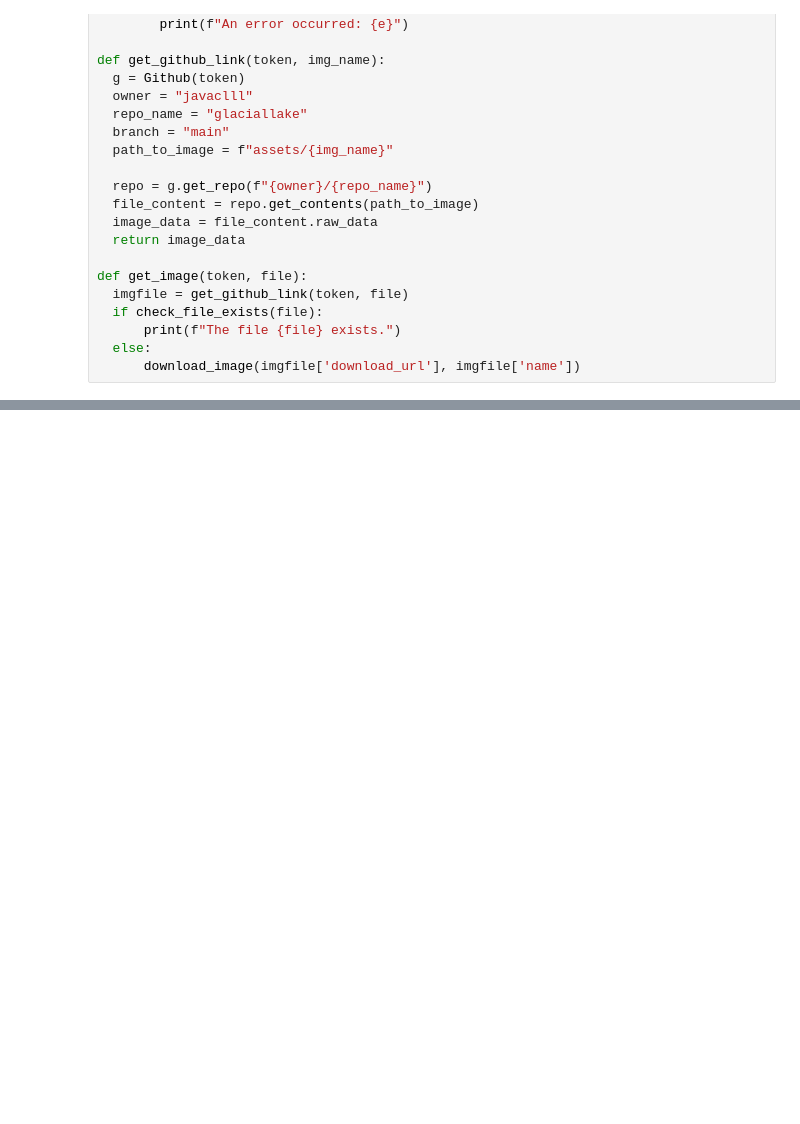
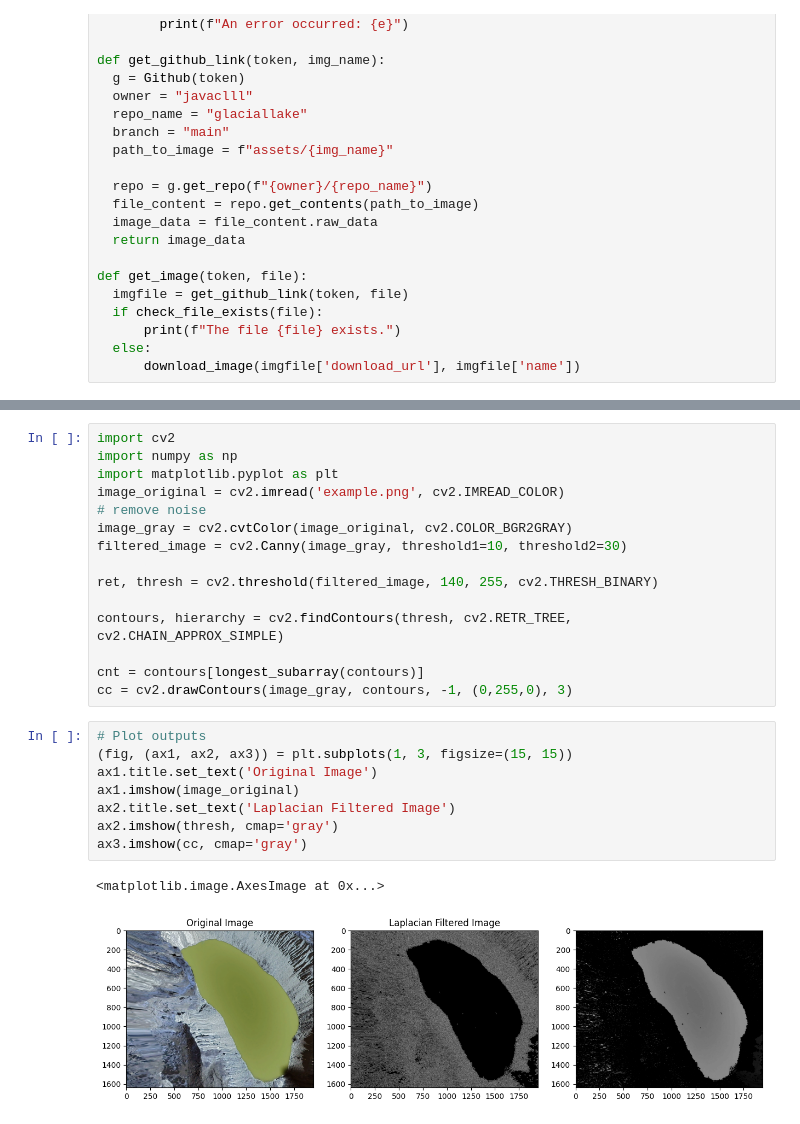
Before and after one commit to javaclll/glaciallake, a Jupyter notebook: Glacial Lake.ipynb, the cells around one changed output, grey strips where cells are left out. Cells and saved outputs as stored; diff of their text form; blank space fills up the shorter version.

Commit message:
chore: threshold and contours

```diff
--- a/Glacial Lake.ipynb
+++ b/Glacial Lake.ipynb
@@ -69,0 +71,26 @@ The file example.png exists.
+# %%
+import cv2
+import numpy as np
+import matplotlib.pyplot as plt
+image_original = cv2.imread('example.png', cv2.IMREAD_COLOR)
+# remove noise
+image_gray = cv2.cvtColor(image_original, cv2.COLOR_BGR2GRAY)
+filtered_image = cv2.Canny(image_gray, threshold1=10, threshold2=30)
+
+ret, thresh = cv2.threshold(filtered_image, 140, 255, cv2.THRESH_BINARY)
+
+contours, hierarchy = cv2.findContours(thresh, cv2.RETR_TREE, cv2.CHAIN_APPROX_SIMPLE)
+
+cnt = contours[longest_subarray(contours)]
+cc = cv2.drawContours(image_gray, contours, -1, (0,255,0), 3)
+# %%
+# Plot outputs
+(fig, (ax1, ax2, ax3)) = plt.subplots(1, 3, figsize=(15, 15))
+ax1.title.set_text('Original Image')
+ax1.imshow(image_original)
+ax2.title.set_text('Laplacian Filtered Image')
+ax2.imshow(thresh, cmap='gray')
+ax3.imshow(cc, cmap='gray')
+# %% [output]
+<matplotlib.image.AxesImage at 0x...>
+[figure, added]
```
Also changed, not shown: parts of 3 cells of this notebook.
